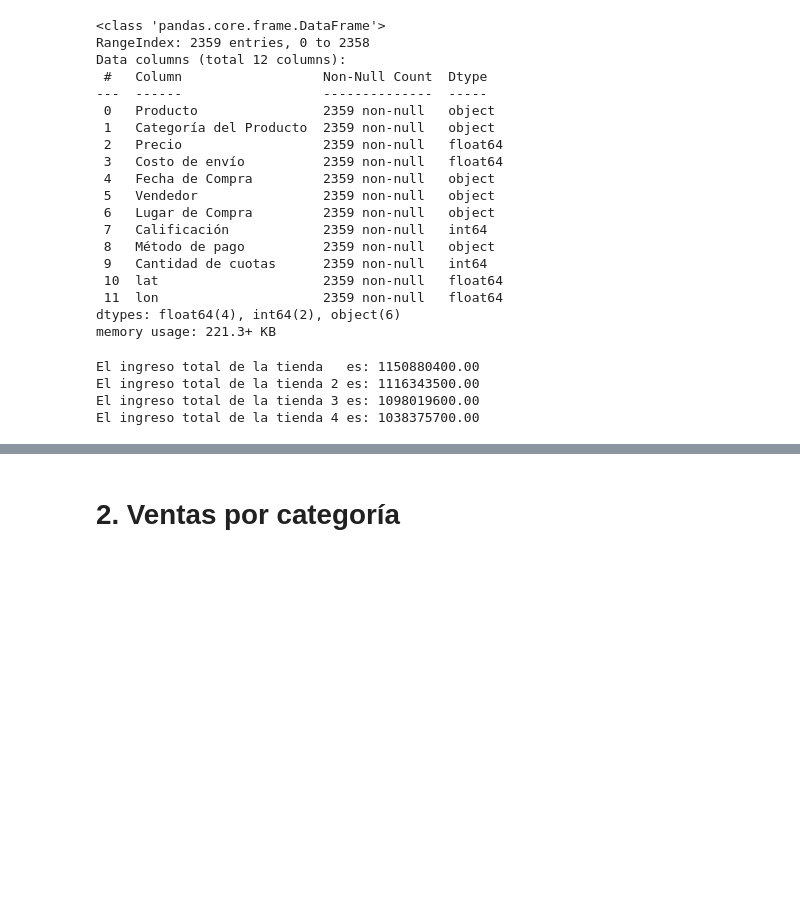
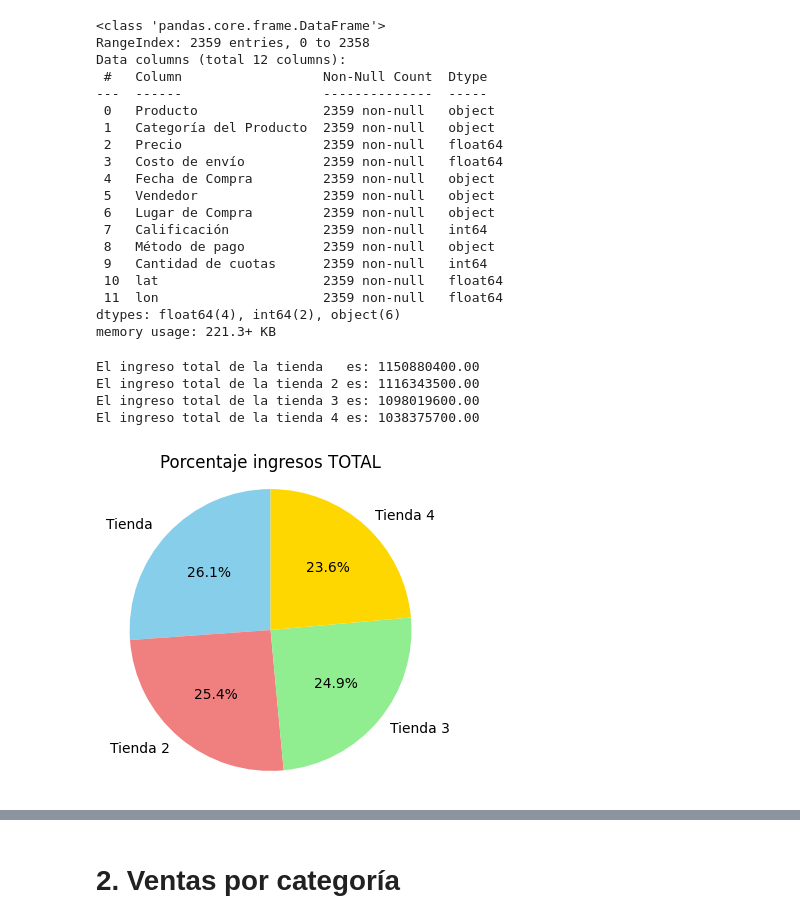
Before and after one commit to nicolb21/AluraStoreLatam, a Jupyter notebook: AluraStoreLatam.ipynb, the cells around one changed output, grey strips where cells are left out. Drawn from its saved outputs; the diff is of its cells as text; code cells hidden in the pictures; blank space fills up the shorter version.

```diff
--- a/AluraStoreLatam.ipynb
+++ b/AluraStoreLatam.ipynb
@@ -100,0 +103,11 @@ El ingreso total de la tienda 4 es: 1038375700.00
+# %%
+nombres_tiendas = ['Tienda ', 'Tienda 2', 'Tienda 3', 'Tienda 4']
+ingresos = [ingreso_total_1, ingreso_total_2, ingreso_total_3, ingreso_total_4]
+
+plt.figure(figsize=(4, 4))
+plt.pie(ingresos, labels=nombres_tiendas, autopct='%1.1f%%', startangle=90, colors=['skyblue', 'lightcoral', 'lightgreen', 'gold'])
+plt.title('Porcentaje ingresos TOTAL')
+plt.axis('equal') # Para asegurar que el círculo sea un círculo
+plt.show()
+# %% [output]
+[figure, added]
```
Also changed, not shown: parts of 3 cells of this notebook.
